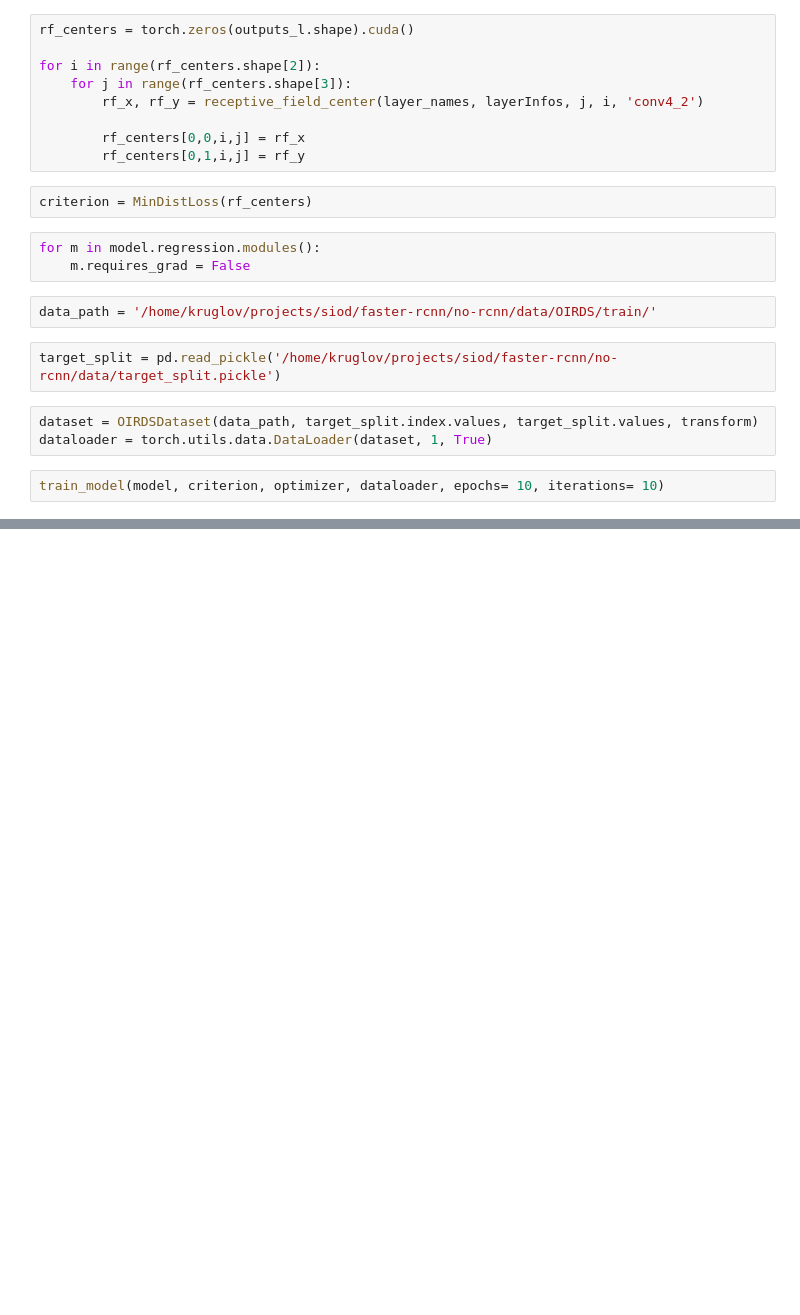
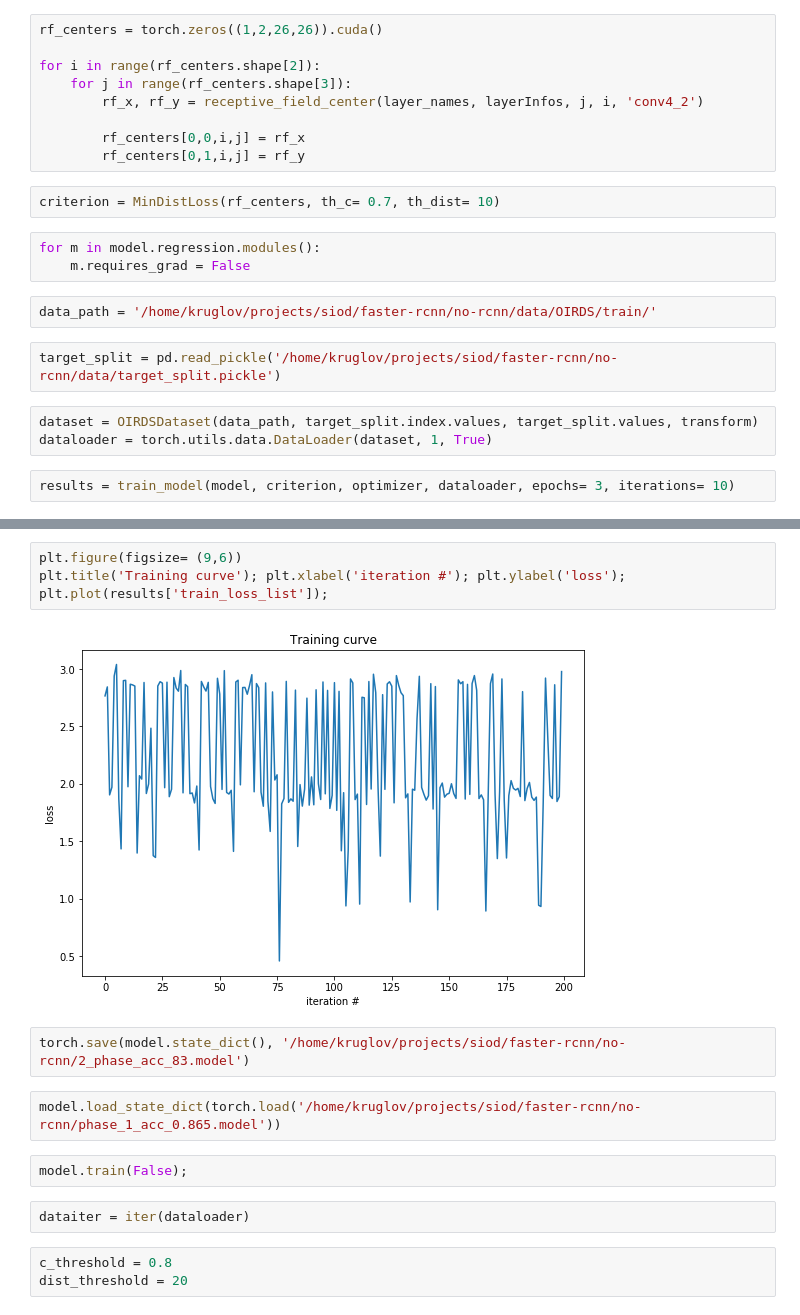
Before and after one commit to unfaint/siod_clf, a Jupyter notebook: demo.ipynb, the cells around one changed output, grey strips where cells are left out. Cells and saved outputs as stored; diff of their text form; blank space fills up the shorter version.

```diff
--- a/demo.ipynb
+++ b/demo.ipynb
@@ -97,7 +104,7 @@ imsize = 257
 # %%
 layerInfos = get_receptive_fields(convnet, imsize)
 # %%
-rf_centers = torch.zeros(outputs_l.shape).cuda()
+rf_centers = torch.zeros((1,2,26,26)).cuda()
 
 for i in range(rf_centers.shape[2]):
     for j in range(rf_centers.shape[3]):
@@ -106,7 +113,7 @@ for i in range(rf_centers.shape[2]):
         rf_centers[0,0,i,j] = rf_x
         rf_centers[0,1,i,j] = rf_y
 # %%
-criterion = MinDistLoss(rf_centers)
+criterion = MinDistLoss(rf_centers, th_c= 0.7, th_dist= 10)
 # %%
 for m in model.regression.modules():
     m.requires_grad = False
@@ -118,5 +125,5 @@ target_split = pd.read_pickle('/home/kruglov/projects/siod/faster-rcnn/no-rcnn/d
 dataset = OIRDSDataset(data_path, target_split.index.values, target_split.values, transform)
 dataloader = torch.utils.data.DataLoader(dataset, 1, True)
 # %%
-train_model(model, criterion, optimizer, dataloader, epochs= 10, iterations= 10)
+results = train_model(model, criterion, optimizer, dataloader, epochs= 3, iterations= 10)
 # %% [output]
@@ -128,0 +133,17 @@ Epoch 5, loss 1.3997287988662719
+# %%
+plt.figure(figsize= (9,6))
+plt.title('Training curve'); plt.xlabel('iteration #'); plt.ylabel('loss');
+plt.plot(results['train_loss_list']);
+# %% [output]
+[figure, added]
+# %%
+torch.save(model.state_dict(), '/home/kruglov/projects/siod/faster-rcnn/no-rcnn/2_phase_acc_83.model')
+# %%
+model.load_state_dict(torch.load('/home/kruglov/projects/siod/faster-rcnn/no-rcnn/phase_1_acc_0.865.model'))
+# %%
+model.train(False);
+# %%
+dataiter = iter(dataloader)
+# %%
+c_threshold = 0.8
+dist_threshold = 20
```
Also changed, not shown: parts of 24 cells of this notebook, 2 other files.
